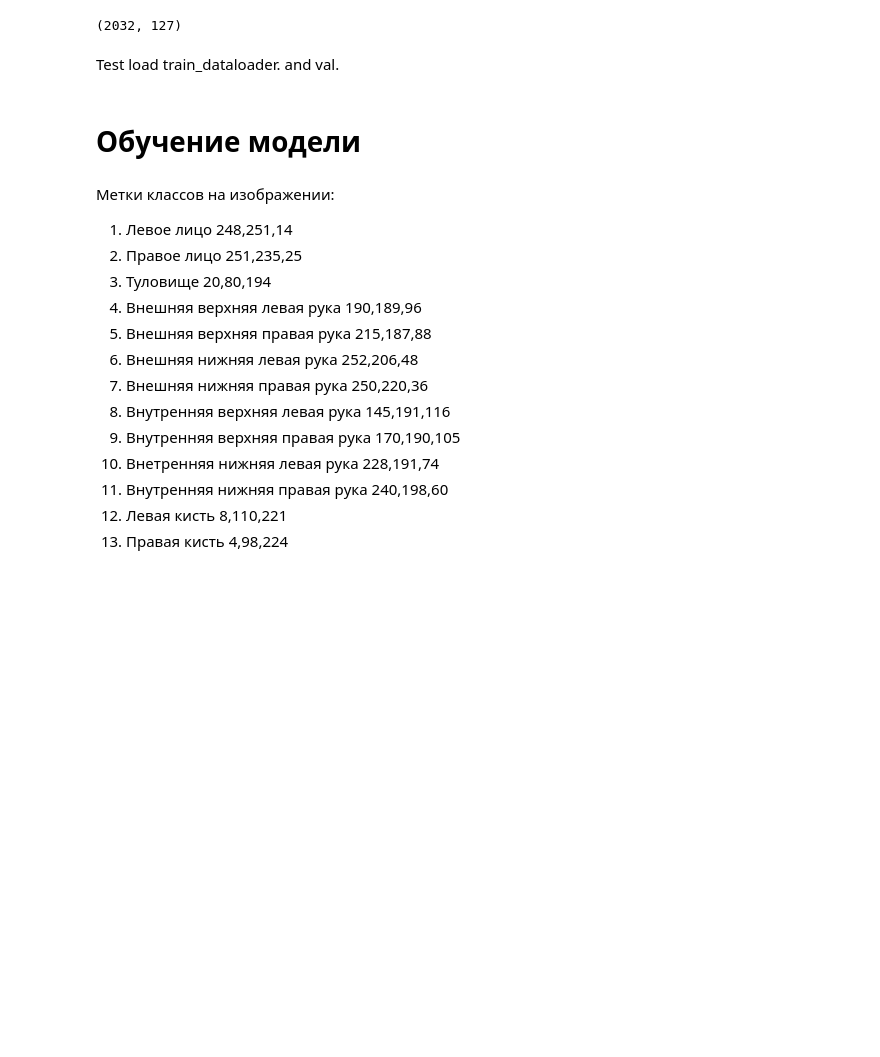
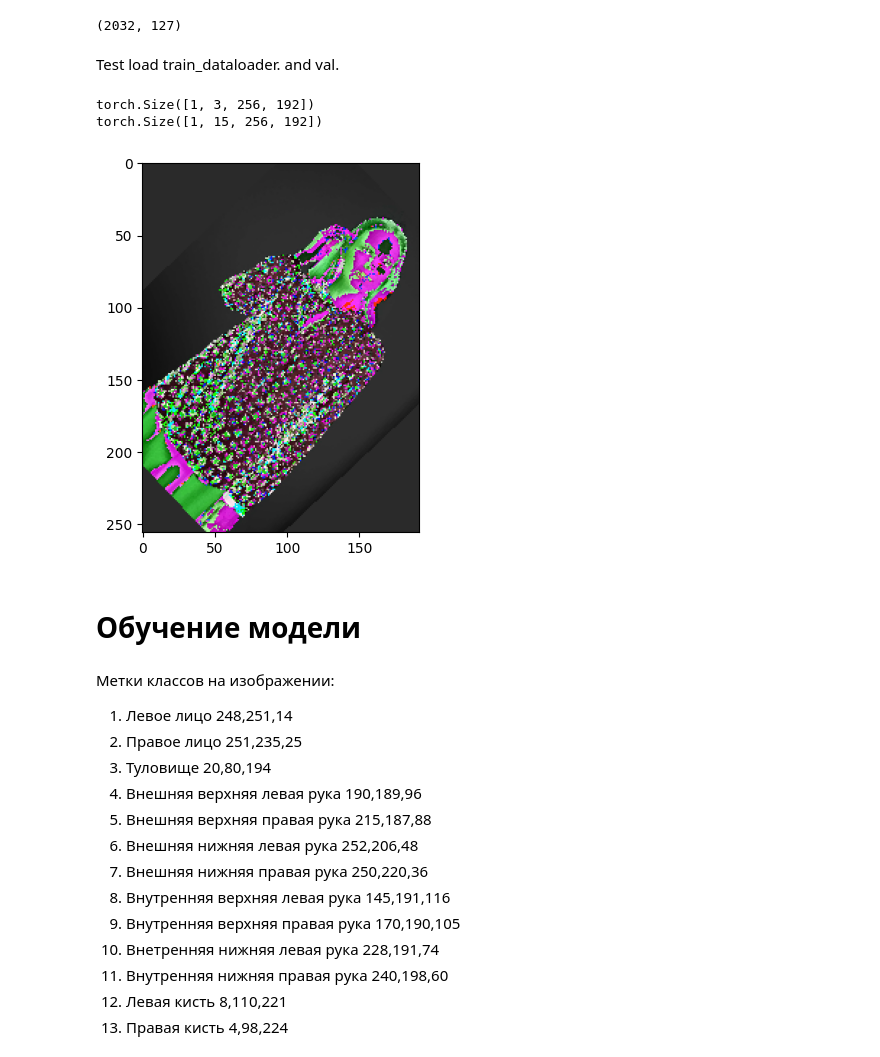
Before and after one commit to EgorProkopov/SMBackEnd, a Jupyter notebook: LookGenerator/networks_training/person_segmentation.ipynb, the cells around one changed output. Cells and saved outputs as stored; diff of their text form; code cells hidden in the pictures; blank space fills up the shorter version.

```diff
--- a/LookGenerator/networks_training/person_segmentation.ipynb
+++ b/LookGenerator/networks_training/person_segmentation.ipynb
@@ -33,6 +33,7 @@ transform_input = transforms.Compose([
 
 transform_output = transforms.Compose([
     transforms.Resize((256, 192)),
+    transforms.RandomAffine(scale=(0.8, 1), degrees=(-90,90), fill = 0.9),
     custom_transforms.MinMaxScale(),
     custom_transforms.ThresholdTransform(threshold=0.5)
 ])
@@ -40,7 +41,7 @@ transform_output = transforms.Compose([
 batch_size_train = 1
 batch_size_val = 16
 pin_memory = True
-num_workers = 16
+num_workers = 0
 # %%
 train_dataset = PersonSegmentationDatasetMultichannel(r'C:\Users\Даша\кто\мусор\zalando-hd-resized\train',
     #r"C:\Users\DenisovDmitrii\Desktop\trainData",
@@ -61,11 +62,17 @@ Test load train_dataloader. and val.
 # %%
 for X, y in train_dataloader:
     print(X.shape)
     print(y.shape)
-    plt.imshow(X.detach().numpy()[0,0,:,:])
+    X = transforms.ToPILImage() (X[0])
+    X = np.array(X)
+    plt.imshow(X)
     plt.show()
 
     break
+# %% [output]
+torch.Size([1, 3, 256, 192])
+torch.Size([1, 15, 256, 192])
+[figure, added]
 # %% [markdown]
 # Обучение модели
 # %% [markdown]
```
Also changed, not shown: 1 other file.
